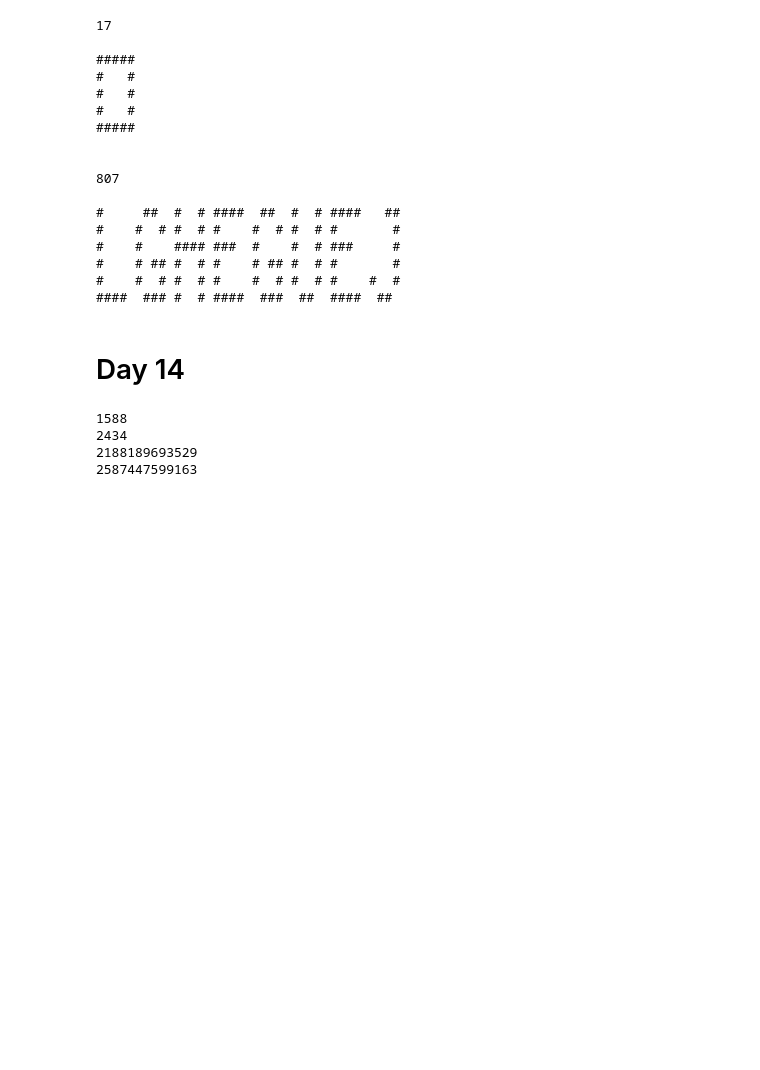
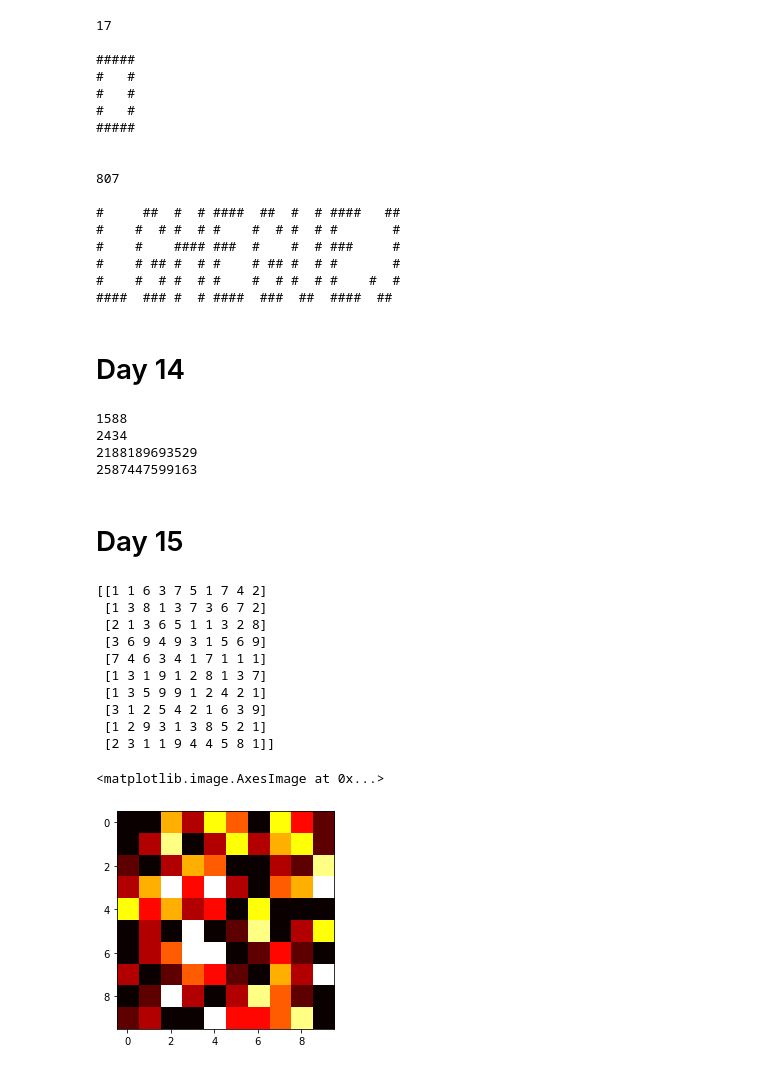
Before and after one commit to karolzak/adventofcode, a Jupyter notebook: 2021/taube-ms/advent2021.ipynb, the cells around one changed output. Cells and saved outputs as stored; diff of their text form; code cells hidden in the pictures; blank space fills up the shorter version.

```diff
--- a/2021/taube-ms/advent2021.ipynb
+++ b/2021/taube-ms/advent2021.ipynb
@@ -1687,3 +1687,44 @@ print(final14(dic14, start, 40))
 2434
 2188189693529
 2587447599163
+# %% [markdown]
+<h1>Day 15</h1>
+# %%
+import numpy as np
+
+myfile = open("data\day15.txt", "rt") # open lorem.t'x't for reading te'x't
+contents = myfile.read()         # read the entire file to string
+myfile.close()                   # close the file
+day15 = contents.split('\n')
+mtrx15 = []
+for row in day15:
+    mtrx15.append([int(x) for x in row])
+
+mtrx15 = np.array(mtrx15)
+
+myfile = open("data\day15_ex.txt", "rt") # open lorem.t'x't for reading te'x't
+contents = myfile.read()         # read the entire file to string
+myfile.close()                   # close the file
+day15_ex = contents.split('\n')
+mtrx15_ex = []
+for row in day15_ex:
+    mtrx15_ex.append([int(x) for x in row])
+
+mtrx15_ex = np.array(mtrx15_ex)
+
+import matplotlib.pyplot as plt
+print(mtrx15_ex)
+plt.imshow(mtrx15_ex, cmap='hot', interpolation='nearest')
+# %% [output]
+[[1 1 6 3 7 5 1 7 4 2]
+ [1 3 8 1 3 7 3 6 7 2]
+ [2 1 3 6 5 1 1 3 2 8]
+ [3 6 9 4 9 3 1 5 6 9]
+ [7 4 6 3 4 1 7 1 1 1]
+ [1 3 1 9 1 2 8 1 3 7]
+ [1 3 5 9 9 1 2 4 2 1]
+ [3 1 2 5 4 2 1 6 3 9]
+ [1 2 9 3 1 3 8 5 2 1]
+ [2 3 1 1 9 4 4 5 8 1]]
+<matplotlib.image.AxesImage at 0x...>
+[figure, added]
```
Also changed, not shown: parts of 6 cells of this notebook.
